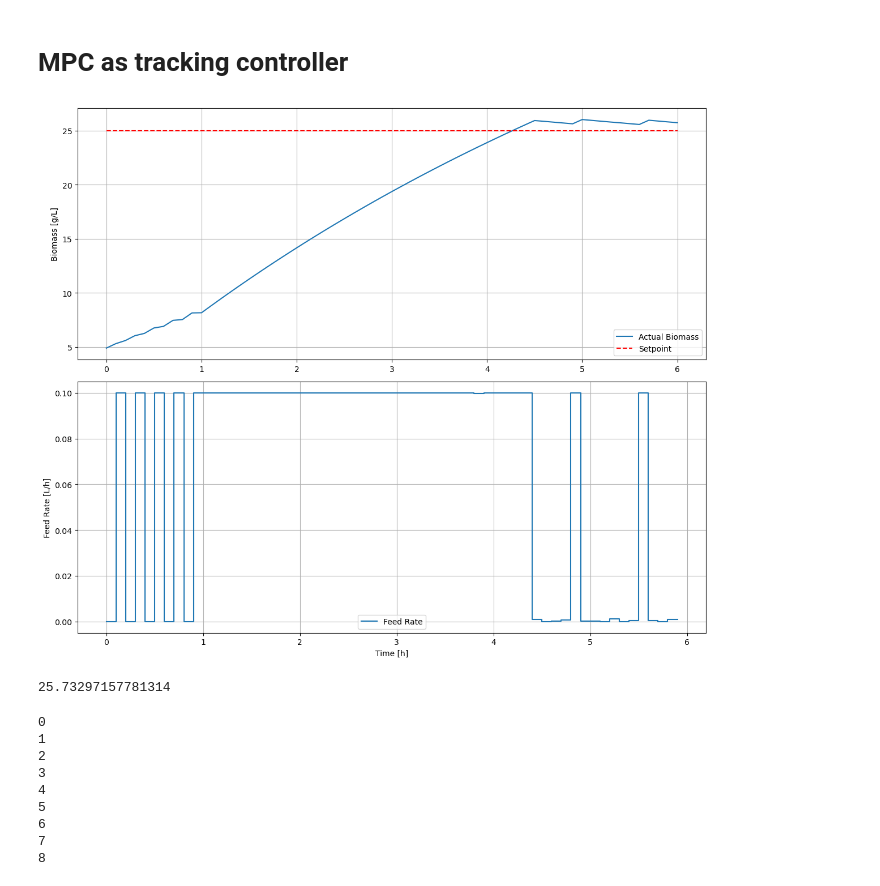
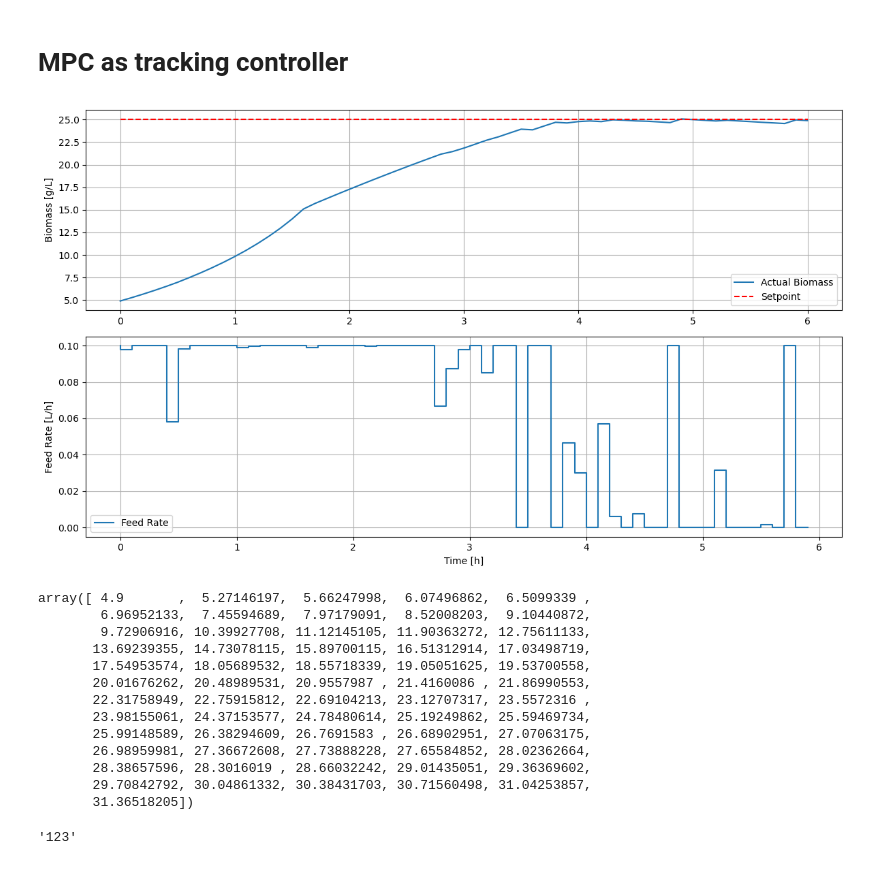
Before and after one commit to costasmexis/ML4MPC, a Jupyter notebook: MPC_Tracking.ipynb, the cells around one changed output. Drawn from its saved outputs; the diff is of its cells as text; code cells hidden in the pictures.

```diff
--- a/MPC_Tracking.ipynb
+++ b/MPC_Tracking.ipynb
@@ -21,21 +21,6 @@ S0 = 1.673            # g/L, initial substrate
 F0 = 0.1              # L/h
 K_I = 33              # Inhibition constant
 K_D = 0.03            # Decay coefficient
-np.random.seed(42)    # For reproducibility
-
-# ========================
-# MPC PARAMETERS
-# ========================
-dt = 0.1              # Control interval time (h)
-Q = 10             # State tracking weight
-R = 0.5          # Control effort weight
-h = 0.01              # RK4 integration step size
-At = 6                # Total simulation time (h)
-Np = 15            # Prediction horizon steps
-bnds = [(0, 0.1) for _ in range(Np)]  # Control input bounds
-
-# Calculate simulation steps
-SS = int(At/dt)
 # %%
 # ========================
 # MODEL DEFINITIONS
@@ -137,6 +149,22 @@ def cost_function(F_opt, X, S, V, current_time):
 # ========================
 # MPC SIMULATION SETUP
 # ========================
+
+# ========================
+# MPC PARAMETERS
+# ========================
+dt = 0.1              # Control interval time (h)
+Q = 0.1             # State tracking weight
+R = 3              # Control effort weight
+h = 0.01              # integration step size
+At = 6                # Total simulation time (h)
+Np = 12            # Prediction horizon steps
+bnds = [(0, 0.1) for _ in range(Np)]  # Control input bounds
+
+# Calculate simulation steps
+SS = int(At/dt)
+np.random.seed(0)    # For reproducibility
+
 # Initialize arrays
 X = np.zeros(SS+1)
 S = np.zeros(SS+1)
@@ -177,32 +205,44 @@ for step in range(SS):
 # %%
 # ========================
 # VISUALIZATION
 # ========================
-fig, axs = plt.subplots(2, 1, figsize=(12, 10))
+fig, axs = plt.subplots(2, 1, figsize=(12, 7))
 
 # Biomass plot
 time_axis = np.arange(0, At + dt, dt)
 axs[0].plot(time_axis, X, label='Actual Biomass')
 axs[0].step(time_axis, [Cb_set(t) for t in time_axis], 'r--', label='Setpoint')
 axs[0].set_ylabel('Biomass [g/L]')
 axs[0].legend()
 axs[0].grid()
 
 # Feed rate plot
 axs[1].step(np.arange(0, At, dt), F, label='Feed Rate')
 axs[1].set_xlabel('Time [h]')
 axs[1].set_ylabel('Feed Rate [L/h]')
 axs[1].legend()
 axs[1].grid()
 
 plt.tight_layout()
 plt.show()
 # %% [output]
-[figure, old version]
+[figure, new version]
 # %%
-X[-1]
+X
 # %% [output]
-25.73297157781314
+array([ 4.9       ,  5.27146197,  5.66247998,  6.07496862,  6.5099339 ,
+        6.96952133,  7.45594689,  7.97179091,  8.52008203,  9.10440872,
+        9.72906916, 10.39927708, 11.12145105, 11.90363272, 12.75611133,
+       13.69239355, 14.73078115, 15.89700115, 16.51312914, 17.03498719,
+       17.54953574, 18.05689532, 18.55718339, 19.05051625, 19.53700558,
+       20.01676262, 20.48989531, 20.9557987 , 21.4160086 , 21.86990553,
+       22.31758949, 22.75915812, 22.69104213, 23.12707317, 23.5572316 ,
+       23.98155061, 24.37153577, 24.78480614, 25.19249862, 25.59469734,
+       25.99148589, 26.38294609, 26.7691583 , 26.68902951, 27.07063175,
+       26.98959981, 27.36672608, 27.73888228, 27.65584852, 28.02362664,
+       28.38657596, 28.3016019 , 28.66032242, 29.01435051, 29.36369602,
+       29.70842792, 30.04861332, 30.38431703, 30.71560498, 31.04253857,
+       31.36518205])
 # %%
 # ========================
 # DATA EXPORT
@@ -210,16 +250,8 @@ X[-1]
 MPC_data=[X,S,V,F]
 MPC_df=pd.DataFrame(data=MPC_data).T
 MPC_df.columns=["Biomass","Substrate","Volume","Feed"]
-# %%
-for i in range(9):
-    print(i)
-# %% [output]
-0
-1
-2
-3
-4
-5
-6
-7
-8
+# %%
+k_string = ''.join(map(str, k))
+k_string
+# %% [output]
+'123'
```
Also changed, not shown: parts of 3 cells of this notebook.
